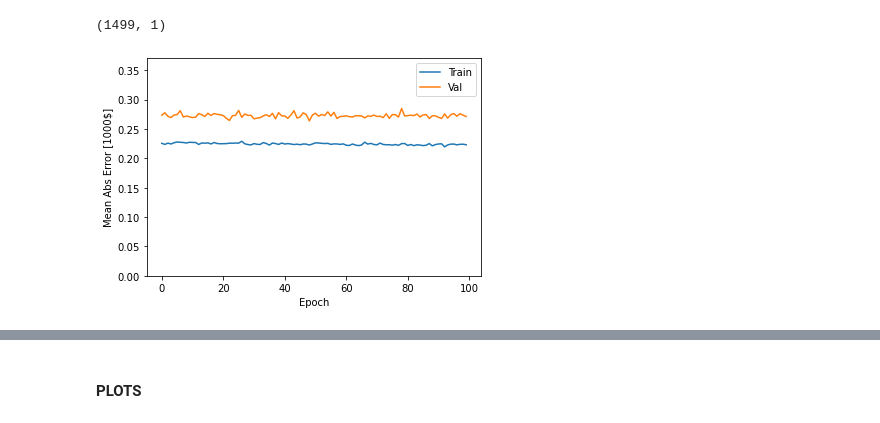
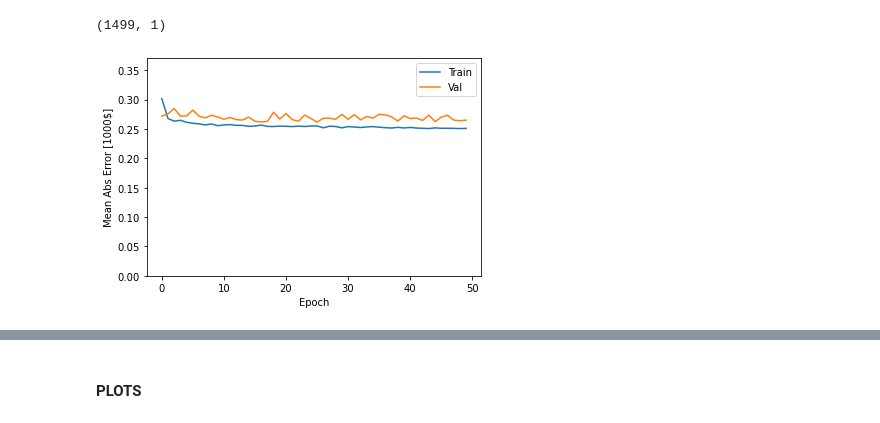
Before and after one commit to dialectic/Navigation_LearnEngine, a Jupyter notebook: Navigation_ConvNN.ipynb, the cells around one changed output, grey strips where cells are left out. Saved outputs shown, nothing was run; the diff lists cells and outputs as text; code cells hidden in the pictures.

```diff
--- a/Navigation_ConvNN.ipynb
+++ b/Navigation_ConvNN.ipynb
@@ -114,5 +126,5 @@ Non-trainable params: 0
 _________________________________________________________________
 # %%
 # Store training stats
-history = model_conv1D_tar1.fit(train_data_reshaped, train_target1, epochs=100,
-                    validation_split=0.2, verbose=1)
+history1 = model_conv1D_tar1.fit(train_data_reshaped, train_target1, epochs=50,
+                    validation_split=0.2, verbose=0)
@@ -171,6 +188,6 @@ def plot_prediction(test_labels, test_predictions):
   plt.xlabel("Prediction Error [1000$]")
   _ = plt.ylabel("Count")
 # %%
-plot_history(history)
+plot_history(history1)
 # %% [output]
-[figure, old version]
+[figure, new version]
```
Also changed, not shown: parts of 24 cells of this notebook, 20 other files.
